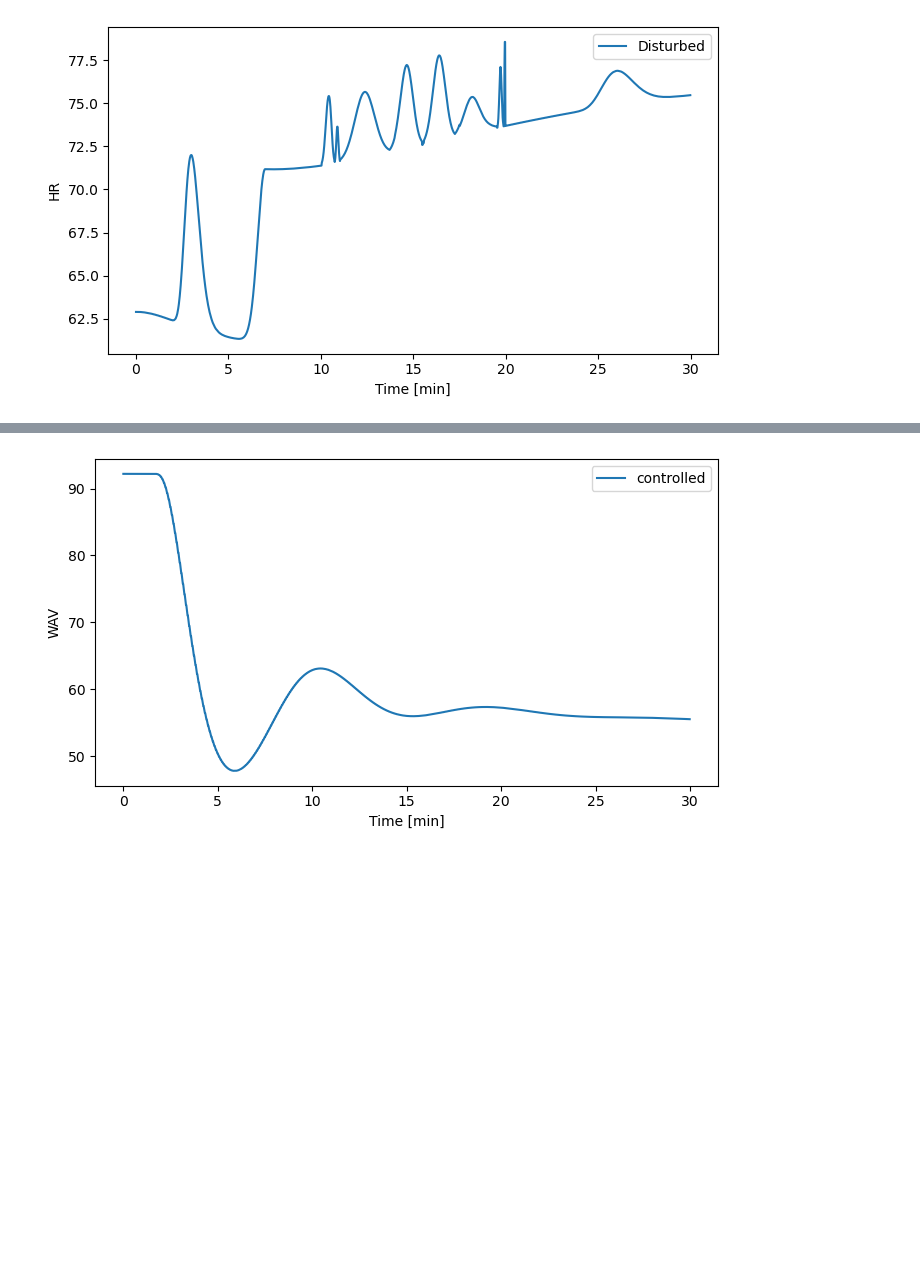
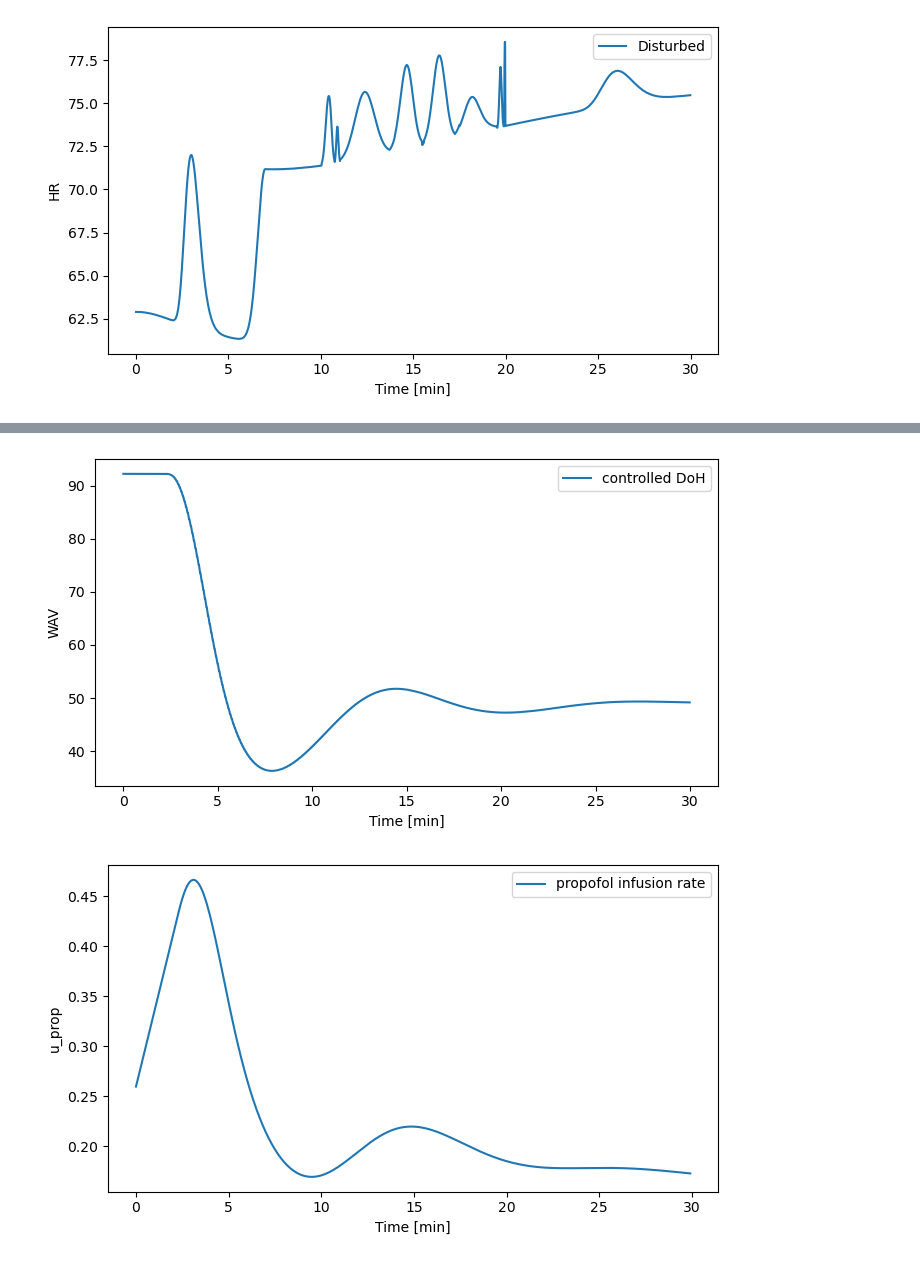
Before and after one commit to ManuMerlo/AReS-Anesthesia-Response-Simulator, a Jupyter notebook: python/notebooks/predefined_scenarios.ipynb, the cells around one changed output, grey strips where cells are left out. Drawn from its saved outputs; the diff is of its cells as text; code cells hidden in the pictures; blank space fills up the shorter version.

Commit message:
fix typos and PID controller

```diff
--- a/python/notebooks/predefined_scenarios.ipynb
+++ b/python/notebooks/predefined_scenarios.ipynb
@@ -149,33 +202,47 @@ In summary, this code simulates a closed-loop control system aiming to maintain
 # %%
 simulator.reset()
 
 patient_id = 2
 simulator.init_simulation_from_file(id_patient=patient_id, t_sim=t_sim, t_s=t_s, pk_models=pk_models,
                                         pd_models=pd_models, interaction=interaction, doh_measure=doh_measure,worst_case=True,stimuli=None)
-reference_signal = 30
-k_p = 0.006
-u_prop_controlled = 2
+wav_desired = 50  # Desired DoH
+pid = PIDController(Kp=0.006, Ki=0.00003, Kd=0, reference=wav_desired)
+u_prop_controlled = np.zeros(t_sim // t_s+1)
 for time in range(t_sim // t_s):
-    simulator.one_step_simulation(u_prop_controlled, 0, 0, 0)
+    # Run one step of simulation
+    simulator.one_step_simulation(u_prop_controlled[time], 0, 0, 0)
+    # Report the states of the patient after one-step simulation
     states = simulator.get_patient_state()
-    wav_value = states['WAV']
-    u_prop_controlled = np.clip(k_p*(wav_value - reference_signal), 0, 2)
-    # print(u_prop_controlled)
+    # The controlled output is wav index, and the PID controller calculates the propofol infusion rate based on wav index.
+    wav_state = states['WAV']
+    u_prop_controlled[time+1] = pid.compute_action(wav_state, t_s)
 simulator.save_simulation()
 
 results = simulator.get_patient_results()
 num_samples = len(results['_WAV_all'][0])
 t = np.arange(num_samples) / 60
+# Choose outputs you like to plot
 names = {'_WAV_all': 'WAV'}
 
-
+# Plot ouputs of the simulator
 for key in names.keys():
     fig, ax = plt.subplots(figsize=(7, 4))
-    ax.plot(t,results[key][0], label='controlled')
+    ax.plot(t,results[key][0], label='controlled DoH')
     ax.set_xlabel('Time [min]')
     ax.set_ylabel(names[key])
     ax.legend()
     plt.tight_layout()
     plt.show()
+
+# Plot the control actions
+t_input = np.arange(len(u_prop_controlled))*t_s/60
+fig, ax = plt.subplots(figsize=(7, 4))
+ax.plot(t_input[:-1],u_prop_controlled[1:], label='propofol infusion rate')
+ax.set_xlabel('Time [min]')
+ax.set_ylabel('u_prop')
+ax.legend()
+plt.tight_layout()
+plt.show()
 # %% [output]
-[figure, old version]
+[figure, new version]
+[figure, added]
```
Also changed, not shown: parts of 8 cells of this notebook.
